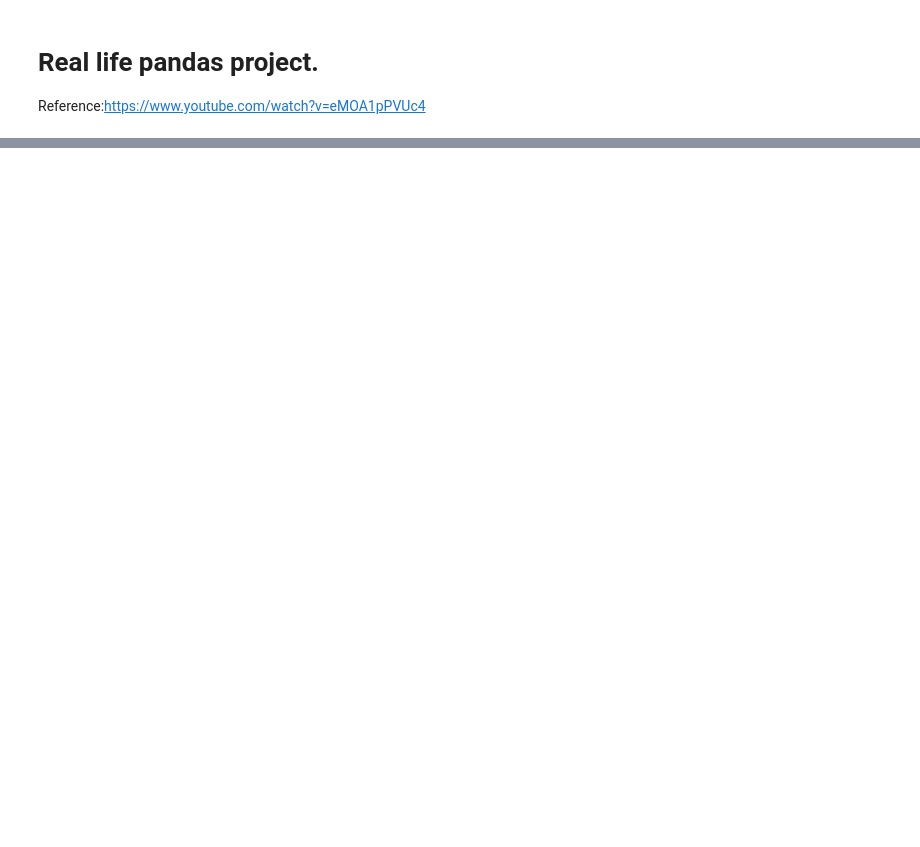
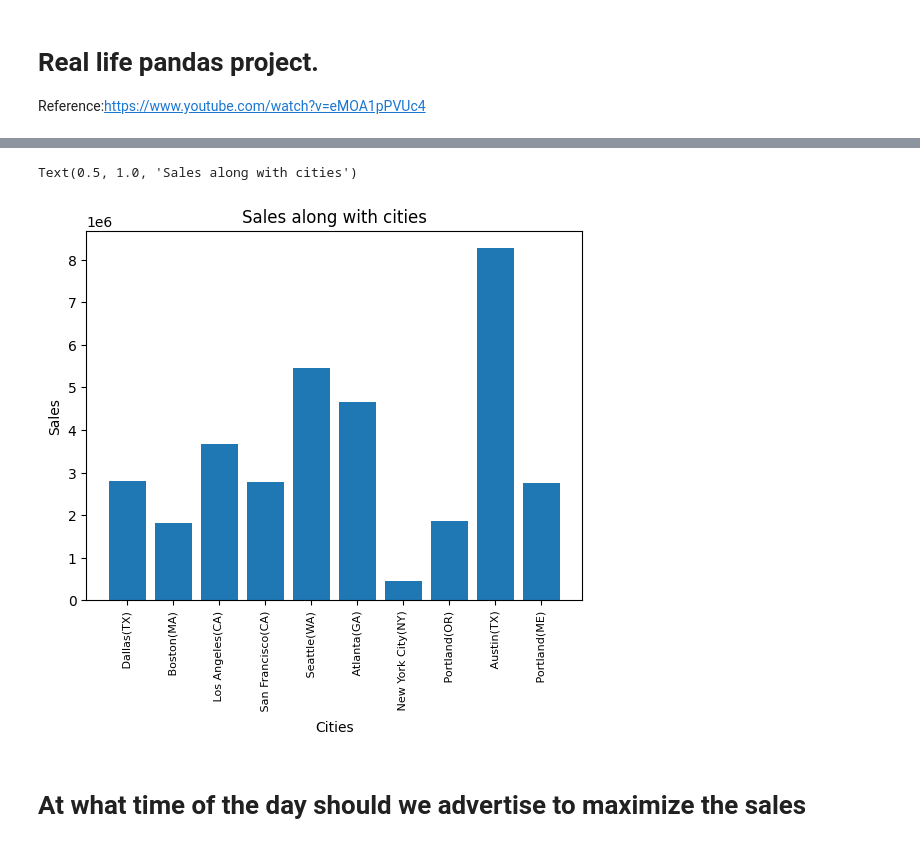
Before and after one commit to FahimTanvir12/Data-Science-and-machine-learning-using-python, a Jupyter notebook: project_on _pandas_and_numpy.ipynb, the cells around one changed output, grey strips where cells are left out. Cells and saved outputs as stored; diff of their text form; code cells hidden in the pictures; blank space fills up the shorter version.

```diff
--- a/project_on _pandas_and_numpy.ipynb
+++ b/project_on _pandas_and_numpy.ipynb
@@ -24,0 +142,20 @@ FileNotFoundError: [Errno 2] No such file or directory: './Sales_Data/Sales_Apri
+# %%
+#Lets add a column of a city
+#Think like this{Lets create a packet which is called x
+#which is called x which is carried by a bike and here the bike is the function that we create
+#the function[read the bike] carries the packet and takes to another place
+#In the other place we do an operation called splitting the string
+#The string was carried inside a variable called x
+def get_the_city(address):
+    return address.split(',')[1]
+
+
+def get_state(address):
+    return address.split(',')[2].split(' ')[1]
+
+
+
+all_data["City"]=all_data["Purchase Address"].apply(lambda x:get_the_city(x)+'('+get_state(x)+')')
+all_data.head()
+result=all_data.groupby("City")["Sales"].sum()
+result
@@ -24,0 +175,17 @@ FileNotFoundError: [Errno 2] No such file or directory: './Sales_Data/Sales_Apri
+# %%
+import matplotlib.ticker as ticker
+
+
+
+cities=all_data["City"].unique()
+array1=np.array(result)
+plt.bar(cities,array1)
+plt.xticks(cities,rotation='vertical',size=8)
+plt.ylabel('Sales')
+plt.xlabel('Cities')
+plt.title("Sales along with cities")
+# %% [output]
+Text(0.5, 1.0, 'Sales along with cities')
+[figure, added]
+# %% [markdown]
+# At what time of the day should we advertise to maximize the sales
```
Also changed, not shown: parts of 31 cells of this notebook.
